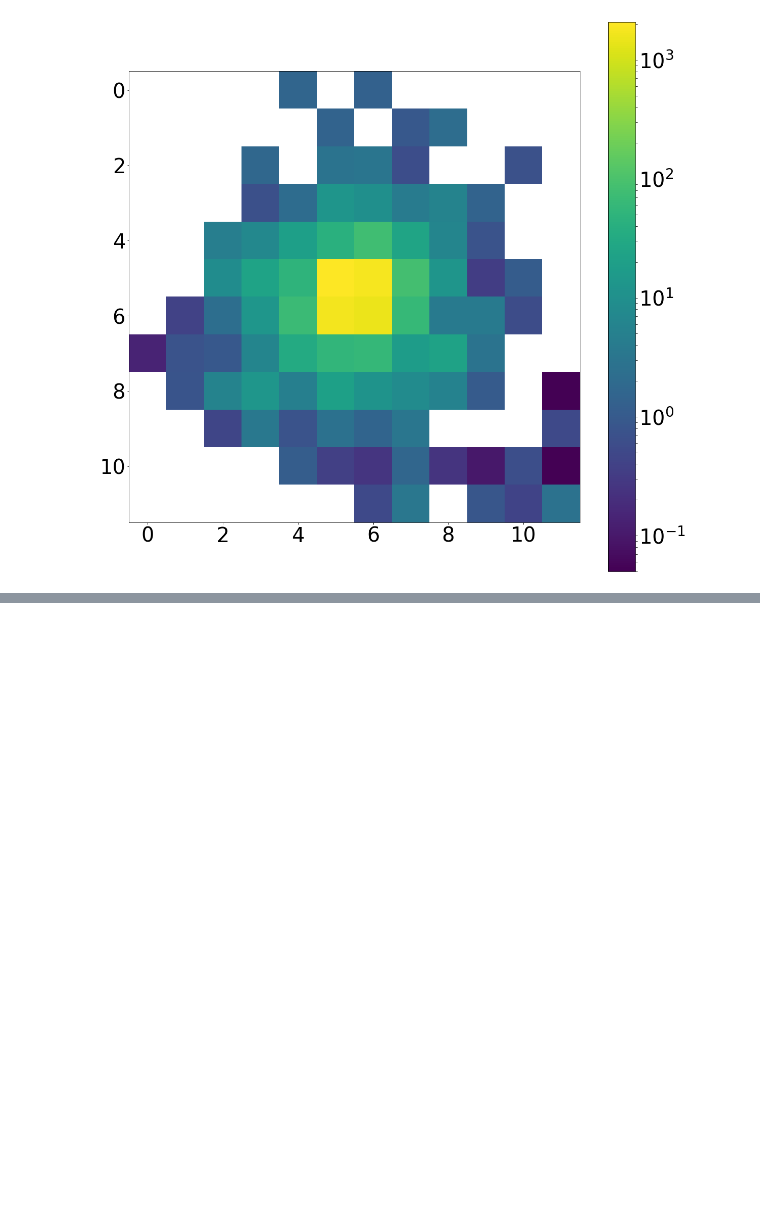
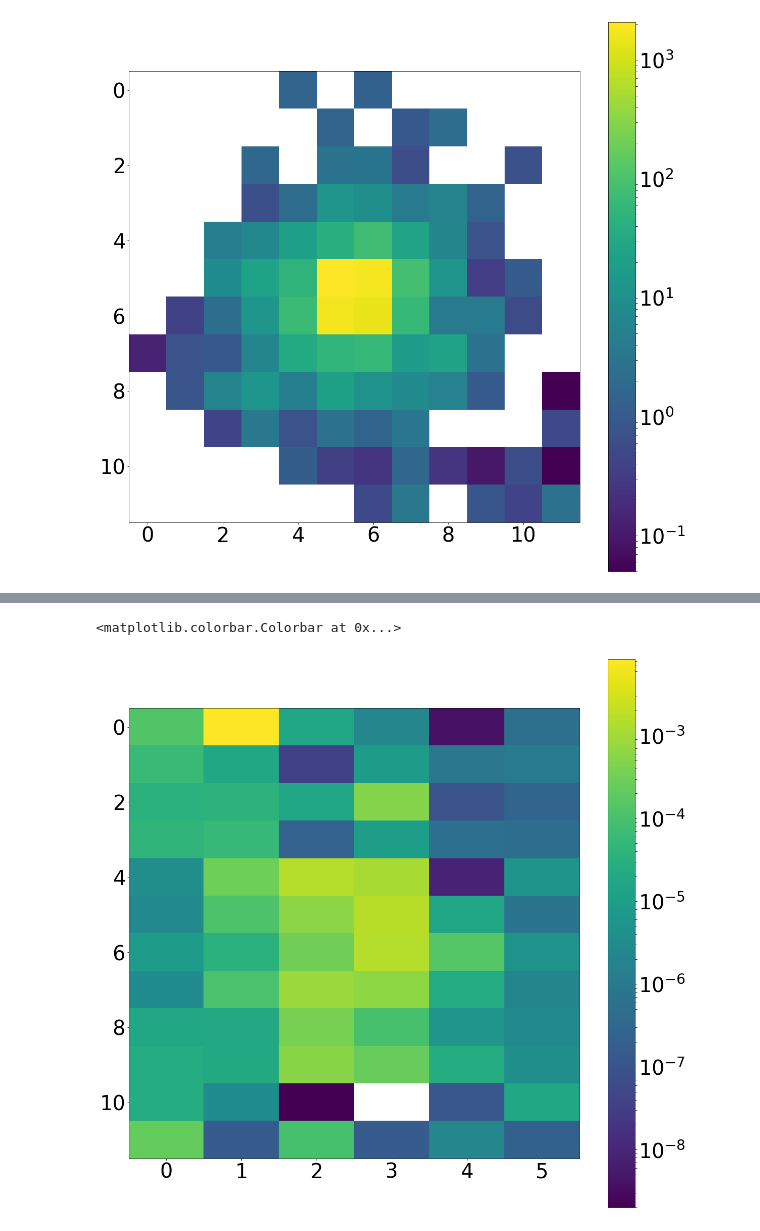
Before and after one commit to hep-lbdl/CaloGAN, a Jupyter notebook: secondlook.ipynb, the cells around one changed output, grey strips where cells are left out. Cells and saved outputs as stored; diff of their text form; code cells hidden in the pictures; blank space fills up the shorter version.

```diff
--- a/secondlook.ipynb
+++ b/secondlook.ipynb
@@ -125,3 +127,17 @@ plt.colorbar()
 # %% [output]
 <matplotlib.colorbar.Colorbar at 0x...>
 [figure]
+# %%
+import keras.backend as K
+from keras.layers import (Input, Dense, Reshape, Flatten, Lambda, merge,
+                          Dropout, BatchNormalization, Embedding, Activation)
+from keras.layers.advanced_activations import LeakyReLU
+from keras.layers.convolutional import (UpSampling2D, Conv2D, ZeroPadding2D,
+                                        AveragePooling2D)
+from keras.layers.local import LocallyConnected2D
+from keras.models import Model, Sequential
+from keras.layers.advanced_activations import LeakyReLU
+from keras.utils import plot_model
+from keras.optimizers import Adam
+
+K.set_image_dim_ordering('tf')
@@ -127,0 +408,17 @@ plt.colorbar()
+# %%
+noise = np.random.normal(0, 1, (10000, latent_size))
+# %%
+generator.load_weights('./weights/test_params_generator_epoch_049.hdf5')
+# %%
+gen_images = generator.predict(noise, verbose=False)
+# %%
+i = 2
+plt.figure(figsize=(20,20))
+matplotlib.rcParams.update({'font.size': 40})
+plt.imshow(np.squeeze(gen_images[i]).mean(axis=0), interpolation='nearest',
+           aspect=sizes[1+(i*2)] / float(sizes[(0)+(i*2)]),
+           norm=LogNorm())
+plt.colorbar()
+# %% [output]
+<matplotlib.colorbar.Colorbar at 0x...>
+[figure, added]
```
Also changed, not shown: parts of 40 cells of this notebook, 1 other file.
